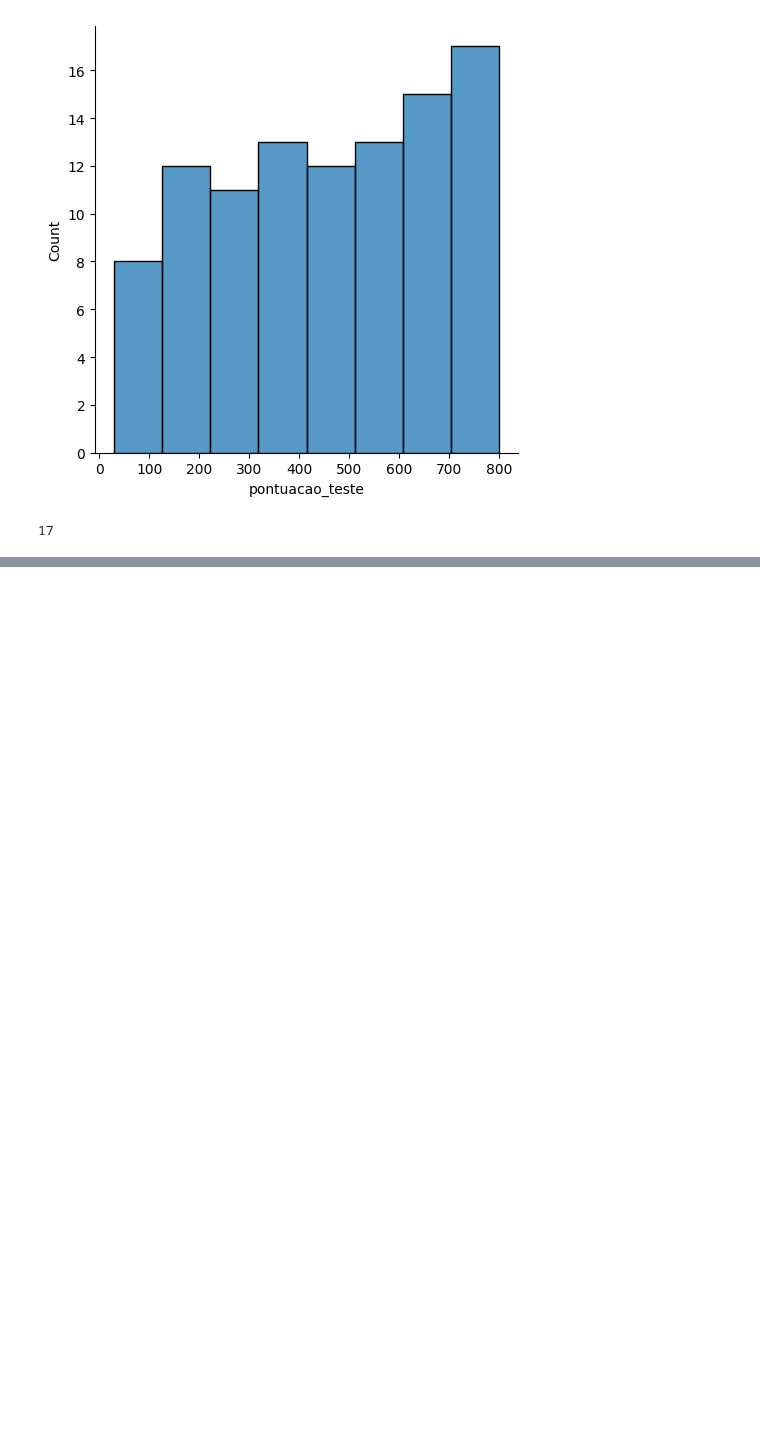
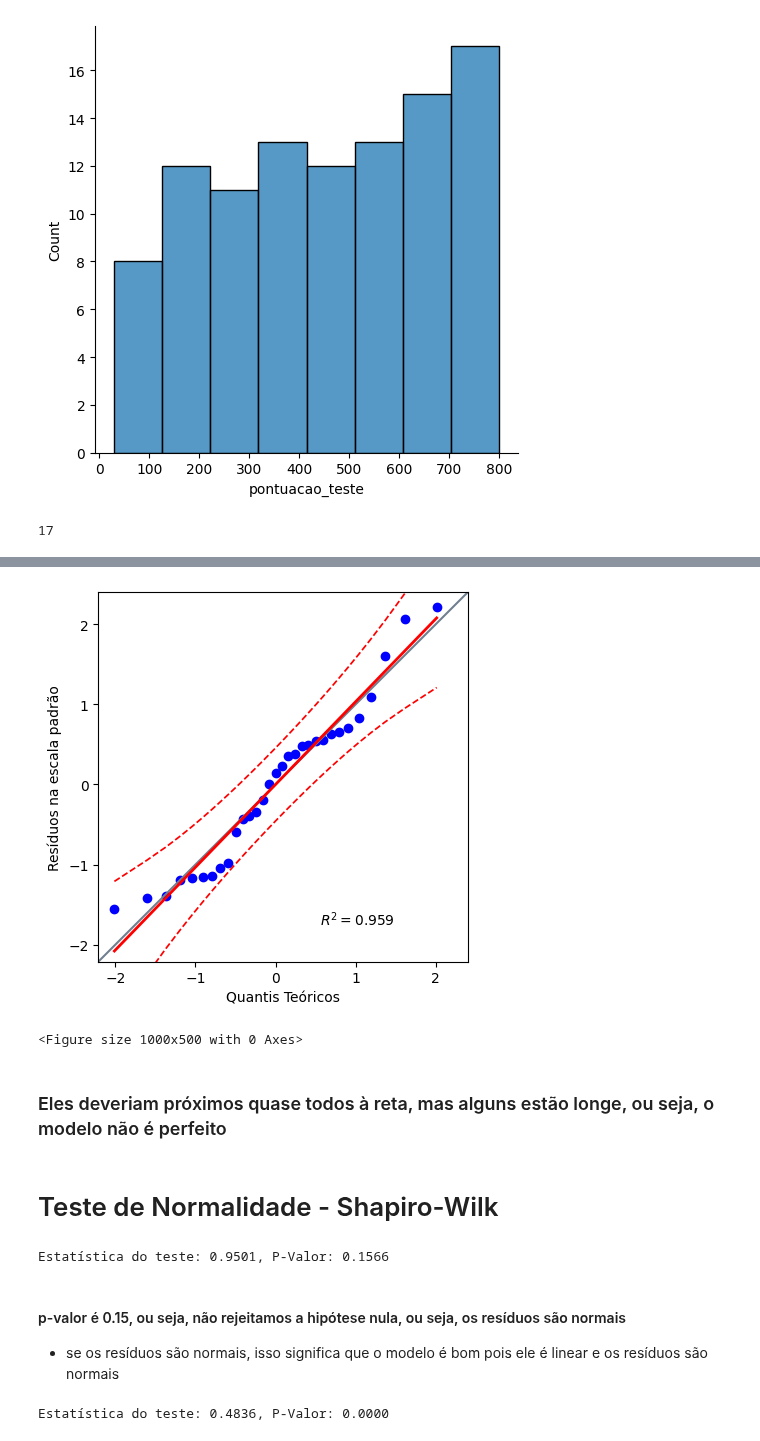
Before and after one commit to LucaPinheiro/modelos_regressao_linear, a Jupyter notebook: modelo_pontuacao.ipynb, the cells around one changed output, grey strips where cells are left out. Saved outputs shown, nothing was run; the diff lists cells and outputs as text; code cells hidden in the pictures; blank space fills up the shorter version.

```diff
--- a/modelo_pontuacao.ipynb
+++ b/modelo_pontuacao.ipynb
@@ -109,0 +255,51 @@ df_pontuacao[df_pontuacao['pontuacao_teste'] > 700].shape[0]
+# %%
+# Checar se resíduos seguem uma distribuição normal
+# QQ (Quantile-Quantile) Plot, que avalia se uma amostra segue uma distribuição normal
+# Se os pontos estiverem próximos da linha, a distribuição é normal
+# Se os pontos estiverem fora da linha, a distribuição não é normal
+
+import pingouin as pg
+
+# Param:
+# x = resíduos padronizados
+# dist = especifica a distribuição teórica contra a qual você deseja comparar seus dados
+# confidence = intervalo de confiança -> isto serve para ver se os pontos estão dentro do intervalo de confiança, se estiverem, a distribuição é normal se não, não é normal
+pg.qqplot(x=residuos_std, dist='norm', confidence=0.95)
+plt.xlabel('Quantis Teóricos')
+plt.ylabel('Resíduos na escala padrão')
+plt.figure(figsize=(10, 5))
+plt.show()
+# %% [output]
+[figure, added]
+<Figure size 1000x500 with 0 Axes>
+# %% [markdown]
+### Eles deveriam próximos quase todos à reta, mas alguns estão longe, ou seja, o modelo não é perfeito
+# %% [markdown]
+# Teste de Normalidade - Shapiro-Wilk
+# %%
+# ele traz duas informações, traz a estátistica de teste e o p-value
+# A estatística de teste é um valor que você pode usar para decidir se rejeita a hipótese nula, quanto mais próximo de 1, mais normal é a distribuição
+# O p-value é a probabilidade de obter um resultado igual ou mais extremo do que o observado, sob a hipótese nula, h0 diz o seguinte, os dados seguem uma distribuição normal, já h1 diz que os dados não seguem uma distribuição normal
+# Se o p-value for menor que 0.05, rejeitamos a hipótese nula, ou seja, os dados não seguem uma distribuição normal
+
+# Oque é h0 e h1?
+# Hipótese nula serve para testar a significância de um teste estatístico, isso ocorre quando queremos testar uma afirmação sobre uma população e queremos saber se a afirmação é verdadeira ou não
+# Hipótese alternativa é a hipótese que queremos provar, ou seja, é a hipótese que queremos testar, testar para ver se é verdadeira ou não e então concluir se a hipótese nula é verdadeira ou não
+
+# H0 - Segue distribuição normal
+# H1 - Não segue distribuição normal
+# Se o p-valor for maior que 0.05, não rejeitamos a hipótese nula (h0), caso contrário rejeitamos a hipótese nula
+
+stat_shapiro, p_valor_shapiro = shapiro(residuos.reshape(-1))
+print(f'Estatística do teste: {stat_shapiro:.4f}, P-Valor: {p_valor_shapiro:.4f}')
+# %% [output]
+Estatística do teste: 0.9501, P-Valor: 0.1566
+# %% [markdown]
+#### p-valor é 0.15, ou seja, não rejeitamos a hipótese nula, ou seja, os resíduos são normais
+- se os resíduos são normais, isso significa que o modelo é bom pois ele é linear e os resíduos são normais
+# %%
+# Teste e Normalidade - Kolmorogov-Smirnov
+stats_ks, p_valor_ks = kstest(residuos.reshape(-1), 'norm')
+print(f'Estatística do teste: {stats_ks:.4f}, P-Valor: {float(p_valor_ks):.4f}')
+# %% [output]
+Estatística do teste: 0.4836, P-Valor: 0.0000
```
Also changed, not shown: parts of 19 cells of this notebook.
